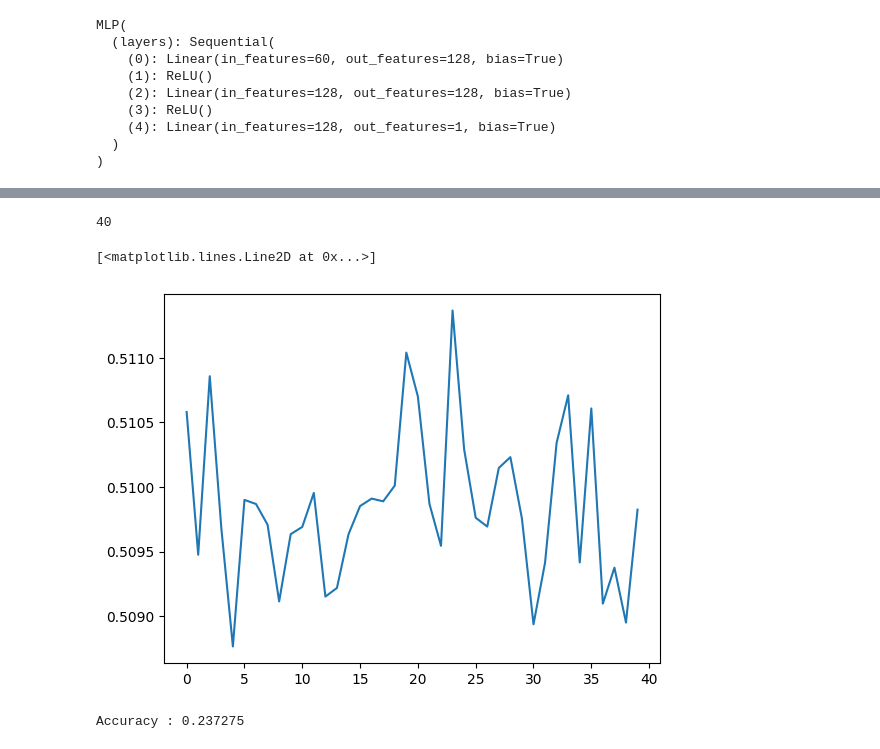
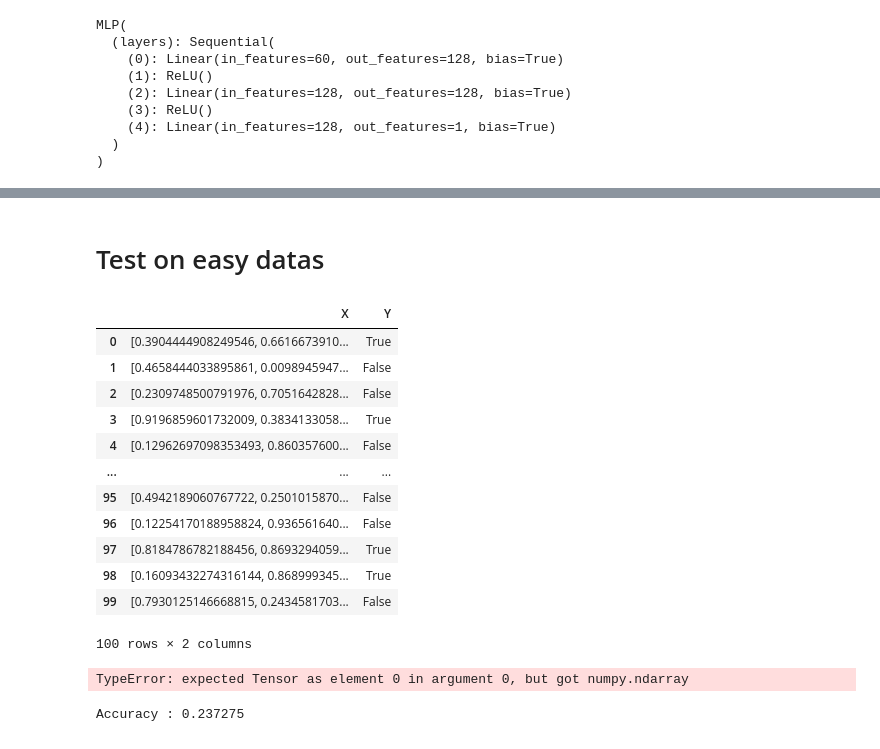
Before and after one commit to ElliotButz/ESL2024, a Jupyter notebook: code/Making_ComplEx_embeddings.ipynb, the cells around one changed output, grey strips where cells are left out. Cells and saved outputs as stored; diff of their text form; code cells hidden in the pictures.

```diff
--- a/code/Making_ComplEx_embeddings.ipynb
+++ b/code/Making_ComplEx_embeddings.ipynb
@@ -1231,8 +1270,46 @@ KeyboardInterrupt:
-# %%
-print(len(losses))
-plt.plot(losses)
-# %% [output]
-40
-[<matplotlib.lines.Line2D at 0x...>]
-[figure, removed]
+# %% [markdown]
+# Test on easy datas
+# %%
+import numpy as np
+import pandas as pd
+
+# Fonction pour générer des tenseurs aléatoires de taille 10
+def generate_random_tensor():
+    return tonp.random.rand(input_size)
+
+# Fonction pour déterminer si la somme des coordonnées du tenseur est supérieure à 5
+def sum_greater_than_mean(tensor, input_size):
+    return np.sum(tensor) > input_size/2
+
+# Générer les tenseurs pour la colonne 'X'
+tensors_X = [generate_random_tensor() for _ in range(100)]  # Générer 100 tenseurs
+
+# Calculer les valeurs pour la colonne 'Y'
+values_Y = [sum_greater_than_mean(tensor, input_size) for tensor in tensors_X]
+
+# Créer le DataFrame
+df = pd.DataFrame({'X': tensors_X, 'Y': values_Y})
+
+# Afficher les 5 premières lignes du DataFrame
+display(df)
+
+x_easy = torch.stack(list(df['X']))
+y_easy = torch.tensor(df['y'], dtype=torch.float32).unsqueeze(dim=1)
+print(x_easy[0].dtype)
+print(y_easy[0].dtype)
+# %% [output]
+|  | X | Y |
+| 0 | [0.3904444908249546, 0.6616673910... | True |
+| 1 | [0.4658444033895861, 0.0098945947... | False |
+| 2 | [0.2309748500791976, 0.7051642828... | False |
+| 3 | [0.9196859601732009, 0.3834133058... | True |
+| 4 | [0.12962697098353493, 0.860357600... | False |
+| ... | ... | ... |
+| 95 | [0.4942189060767722, 0.2501015870... | False |
+| 96 | [0.12254170188958824, 0.936561640... | False |
+| 97 | [0.8184786782188456, 0.8693294059... | True |
+| 98 | [0.16093432274316144, 0.868999345... | True |
+| 99 | [0.7930125146668815, 0.2434581703... | False |
+100 rows × 2 columns
+TypeError: expected Tensor as element 0 in argument 0, but got numpy.ndarray
 # %%
```
Also changed, not shown: parts of 3 cells of this notebook.
